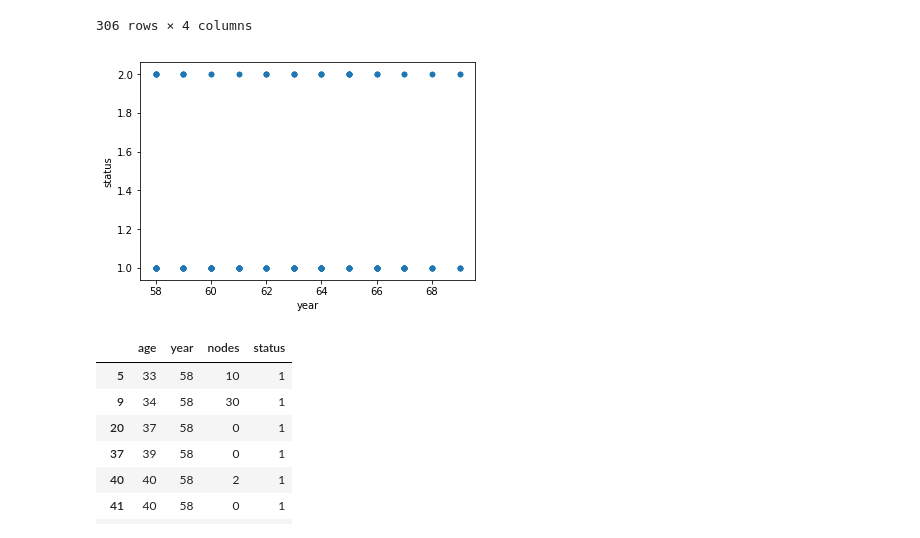
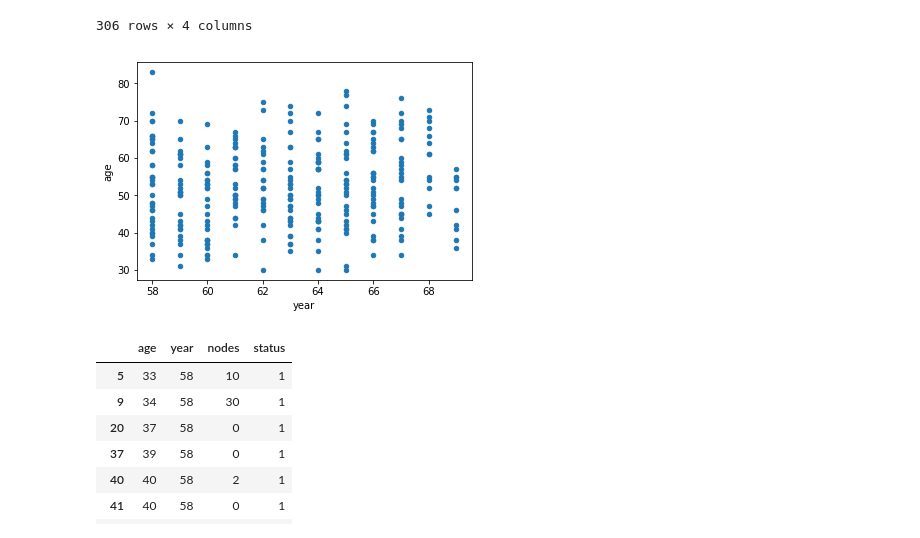
Before and after one commit to SATABHISHA/DataScience, a Jupyter notebook: PythonWorkspace/Assignment/EdaAssignment/Assignment1EDA.ipynb, the cells around one changed output. Cells and saved outputs as stored; diff of their text form; code cells hidden in the pictures.

```diff
--- a/PythonWorkspace/Assignment/EdaAssignment/Assignment1EDA.ipynb
+++ b/PythonWorkspace/Assignment/EdaAssignment/Assignment1EDA.ipynb
@@ -30,10 +30,11 @@ df
 306 rows × 4 columns
 # %%
 #2D scatter plot
-df.plot(kind='scatter',x='year',y='status')
+df.plot(kind='scatter',x='year',y='age')
 plt.show()
 
-#from the following fig, I came into conclusion that using 2d scatter plot it is not clear to identify the status
+#Observations
+#from the following figure, we can conclude the average patient's ages that belongs to cancer as well as the year in which they have gone through the cancer treatment
 # %% [output]
-[figure, old version]
+[figure, new version]
 # %%
```
Also changed, not shown: parts of 7 cells of this notebook.
